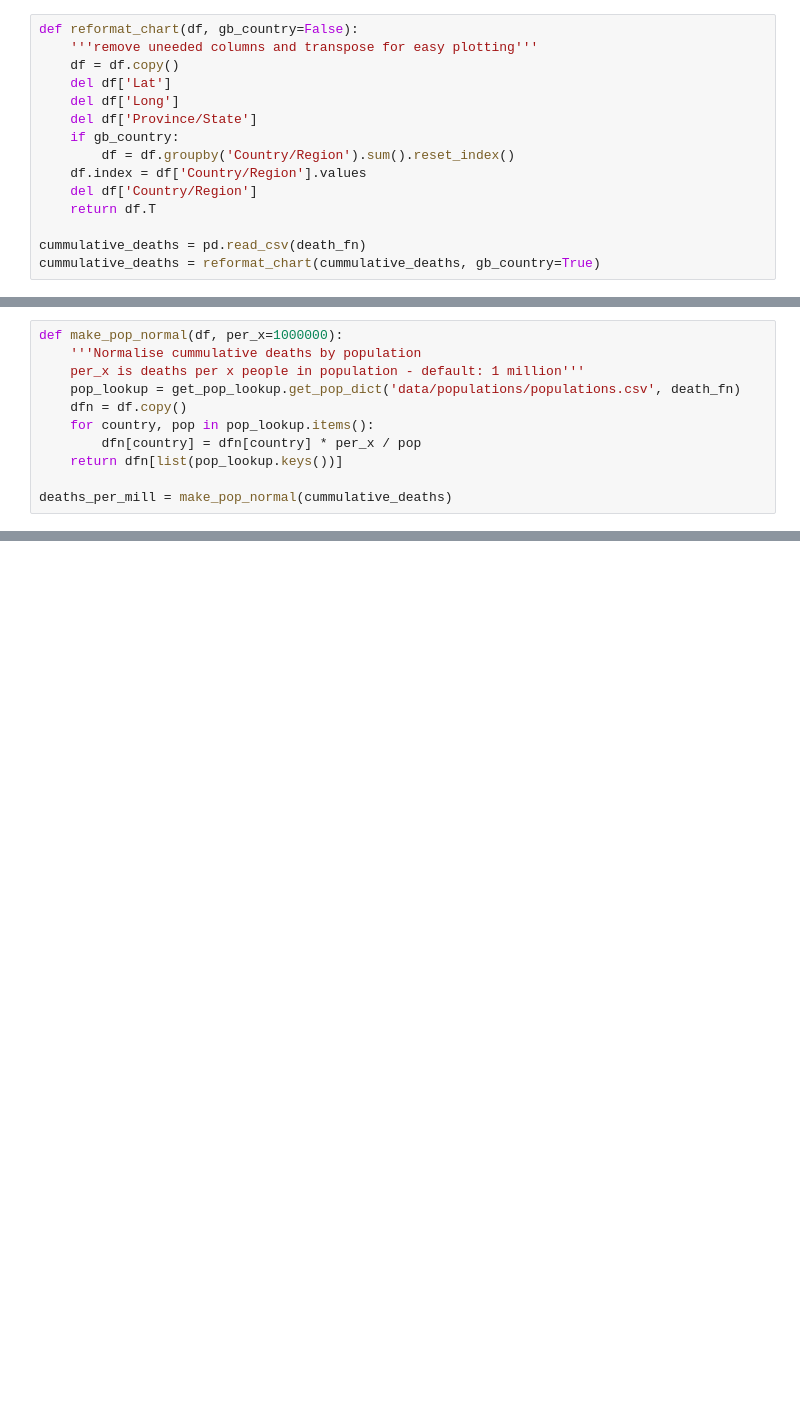
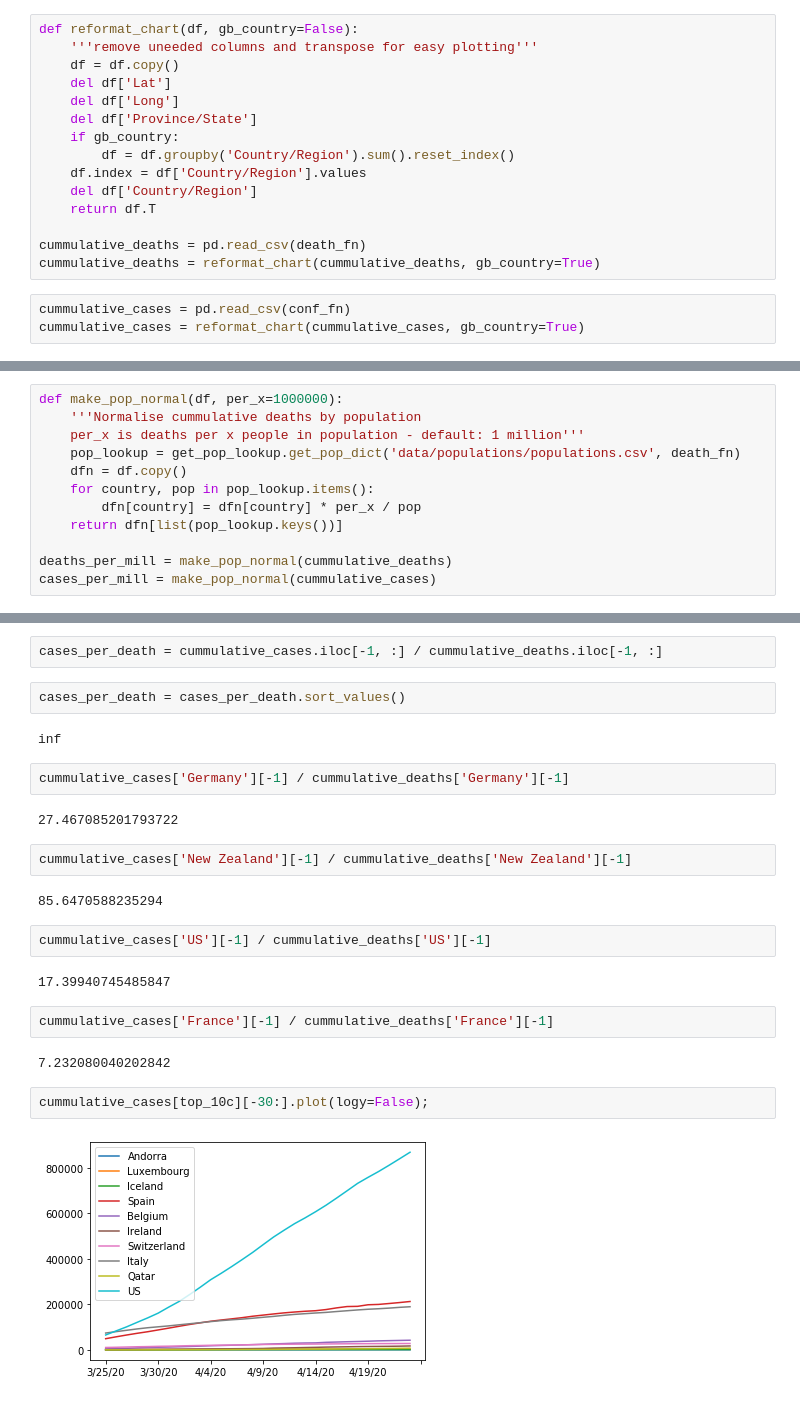
Before and after one commit to robddd/covid-plots, a Jupyter notebook: plot_covid_data.ipynb, the cells around one changed output, grey strips where cells are left out. Cells and saved outputs as stored; diff of their text form; blank space fills up the shorter version.

```diff
--- a/plot_covid_data.ipynb
+++ b/plot_covid_data.ipynb
@@ -26,6 +26,9 @@ def reformat_chart(df, gb_country=False):
 
 cummulative_deaths = pd.read_csv(death_fn)
 cummulative_deaths = reformat_chart(cummulative_deaths, gb_country=True)
+# %%
+cummulative_cases = pd.read_csv(conf_fn)
+cummulative_cases = reformat_chart(cummulative_cases, gb_country=True)
 # %%
 def make_new_cases_df(df):
     '''Take cummulative numbers and covert to daily increment'''
@@ -47,3 +51,4 @@ def make_pop_normal(df, per_x=1000000):
     return dfn[list(pop_lookup.keys())]
 
 deaths_per_mill = make_pop_normal(cummulative_deaths)
+cases_per_mill = make_pop_normal(cummulative_cases)
@@ -53,0 +85,26 @@ cummulative_deaths['Italy'][-30:].plot(logy=False);
+# %%
+cases_per_death = cummulative_cases.iloc[-1, :] / cummulative_deaths.iloc[-1, :]
+# %%
+cases_per_death = cases_per_death.sort_values()
+# %% [output]
+inf
+# %%
+cummulative_cases['Germany'][-1] / cummulative_deaths['Germany'][-1]
+# %% [output]
+27.467085201793722
+# %%
+cummulative_cases['New Zealand'][-1] / cummulative_deaths['New Zealand'][-1]
+# %% [output]
+85.6470588235294
+# %%
+cummulative_cases['US'][-1] / cummulative_deaths['US'][-1]
+# %% [output]
+17.39940745485847
+# %%
+cummulative_cases['France'][-1] / cummulative_deaths['France'][-1]
+# %% [output]
+7.232080040202842
+# %%
+cummulative_cases[top_10c][-30:].plot(logy=False);
+# %% [output]
+[figure, added]
```
Also changed, not shown: parts of 13 cells of this notebook.
